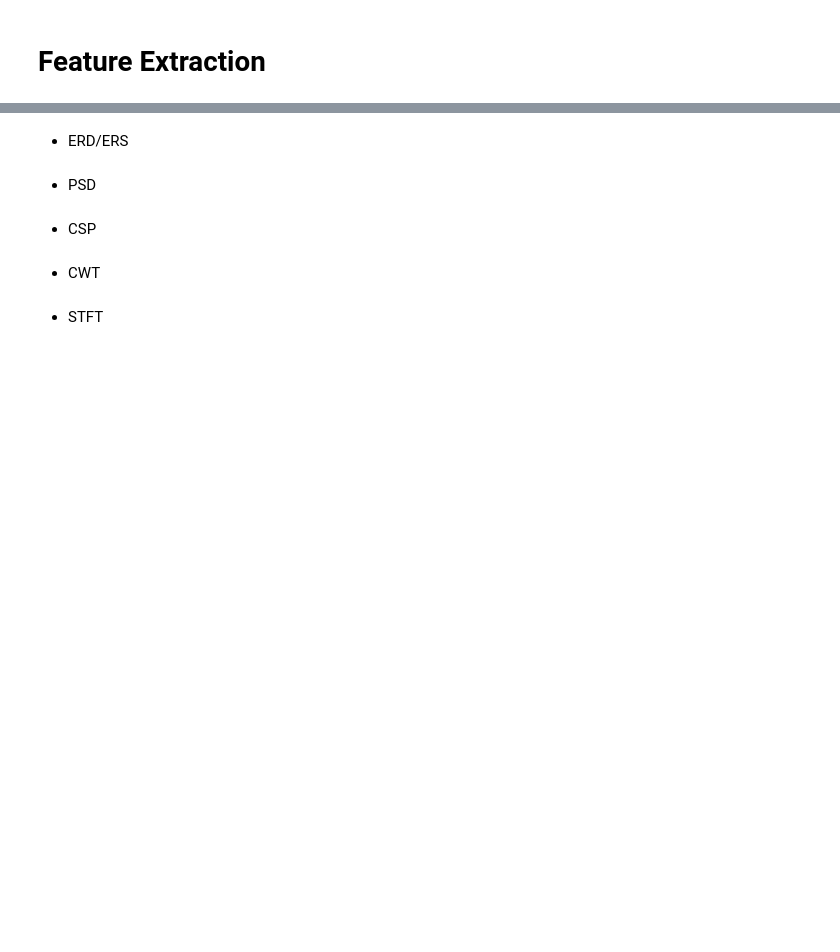
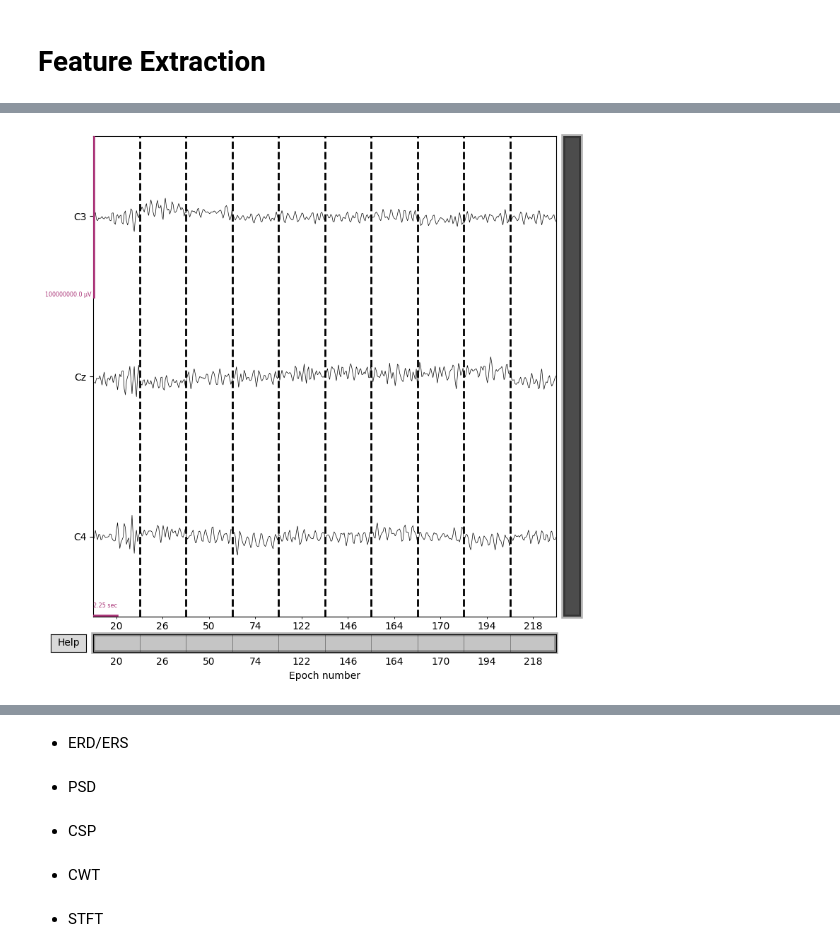
Before and after one commit to pipogood/Senior_Thesis, a Jupyter notebook: Data_preprocessing.ipynb, the cells around one changed output, grey strips where cells are left out. Saved outputs shown, nothing was run; the diff lists cells and outputs as text; code cells hidden in the pictures; blank space fills up the shorter version.

```diff
--- a/Data_preprocessing.ipynb
+++ b/Data_preprocessing.ipynb
@@ -5,5 +5,5 @@
 # %%
 import mne
 import numpy as np
-raw_edf = mne.io.read_raw_edf("C:\git\Senior_Thesis\DataSet\Convert_data\class3_try_edf.edf",preload = True)
+raw_edf = mne.io.read_raw_edf("C:\git\Senior_Thesis\DataSet\Convert_data\class3_pipo_edf.edf",preload = True)
 # %% [output]
@@ -117,0 +33,3 @@ fig.set_size_inches(600, 600)
+# %%
+eeg1 = raw_edf.copy().filter(l_freq=1.0, h_freq=3.0, method = 'iir', iir_params= {"order": 12, "ftype":'butter'})
+eeg1 = eeg1.copy().set_eeg_reference(ref_channels="average")
@@ -117,0 +55,11 @@ fig.set_size_inches(600, 600)
+# %%
+eeg1= eeg1.pick_channels(['C3','Cz','C4'])
+events, event_dict = mne.events_from_annotations(eeg1)
+epochs = mne.Epochs(eeg1, events,
+        tmin=-1.5,     # init timestamp of epoch (0 means trigger timestamp same as event start)
+        tmax=3.0,    # final timestamp (10 means set epoch duration 10 second)
+        baseline=(0, 0),
+        event_id=event_dict,
+        preload = True,
+        event_repeated='drop'
+    )
@@ -117,0 +75,8 @@ fig.set_size_inches(600, 600)
+# %%
+epochs['OVTK_GDF_Left'].plot(
+    scalings=50, # You may edit scalings value later
+    title='Left stimuli start',
+)
+left = epochs['OVTK_GDF_Left'].average()
+# %% [output]
+[figure, added]
```
Also changed, not shown: parts of 18 cells of this notebook, 2 other files.
